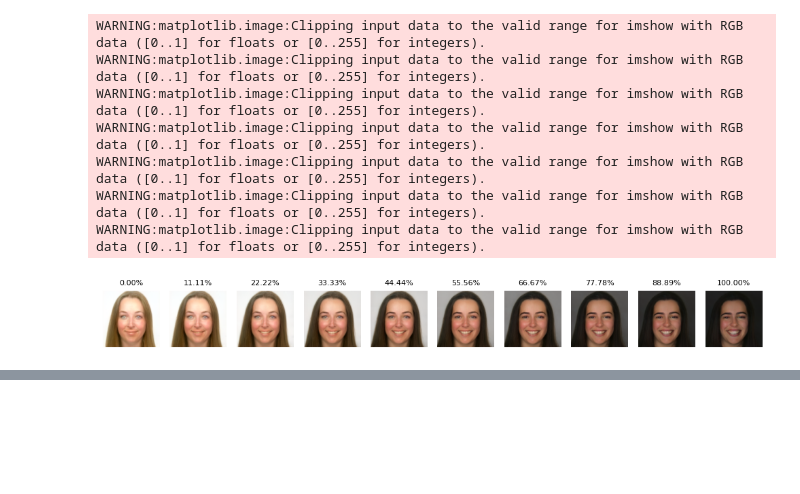
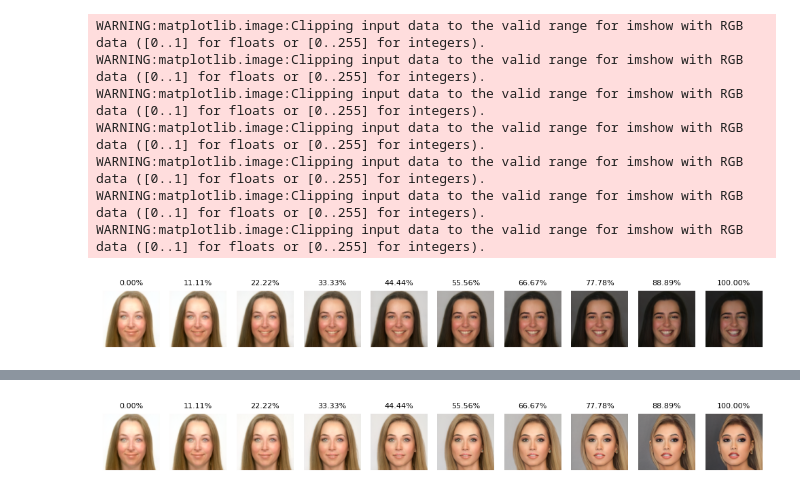
Before and after one commit to blclo/DeepLearningInComputerVision, a Jupyter notebook: P2_Gans/GANS.ipynb, the cells around one changed output, grey strips where cells are left out. Saved outputs shown, nothing was run; the diff lists cells and outputs as text; code cells hidden in the pictures; blank space fills up the shorter version.

```diff
--- a/P2_Gans/GANS.ipynb
+++ b/P2_Gans/GANS.ipynb
@@ -263,7 +276,7 @@ import matplotlib.pyplot as plt
 
 # Create a grid to display the images
 num_images = len(interpolated_images)
-fig, axes = plt.subplots(1, num_images, figsize=(10, 10))
+fig, axes = plt.subplots(1, num_images, figsize=(10, 2))
 
 # Iterate over the images and plot them
 for i in range(num_images):
@@ -289,0 +356,23 @@ WARNING:matplotlib.image:Clipping input data to the valid range for imshow with
+# %%
+import matplotlib.pyplot as plt
+
+# Assuming interpolated_images is a list of generated images
+
+# Create a grid to display the images
+num_images = len(interpolated_images)
+fig, axes = plt.subplots(1, num_images, figsize=(10, 2))
+
+# Iterate over the images and plot them
+for i in range(num_images):
+    img = interpolated_images[i]
+    img = img.squeeze().cpu().numpy()  # Convert the image tensor to a NumPy array
+    img = (img + 1) / 2  # Rescale the pixel values from [-1, 1] to [0, 1]
+    axes[i].imshow(img.transpose(1, 2, 0))
+    axes[i].axis('off')
+    # Add a title to the image
+    axes[i].set_title(f"{interpolation_level[i]*100:.2f}%", fontsize=8)
+
+plt.tight_layout()
+plt.savefig("out/interpolations/clau_to_celeb7.png")
+plt.show()
+# %% [output]
@@ -289,0 +389 @@ WARNING:matplotlib.image:Clipping input data to the valid range for imshow with
+[figure, added]
```
Also changed, not shown: parts of 18 cells of this notebook.
